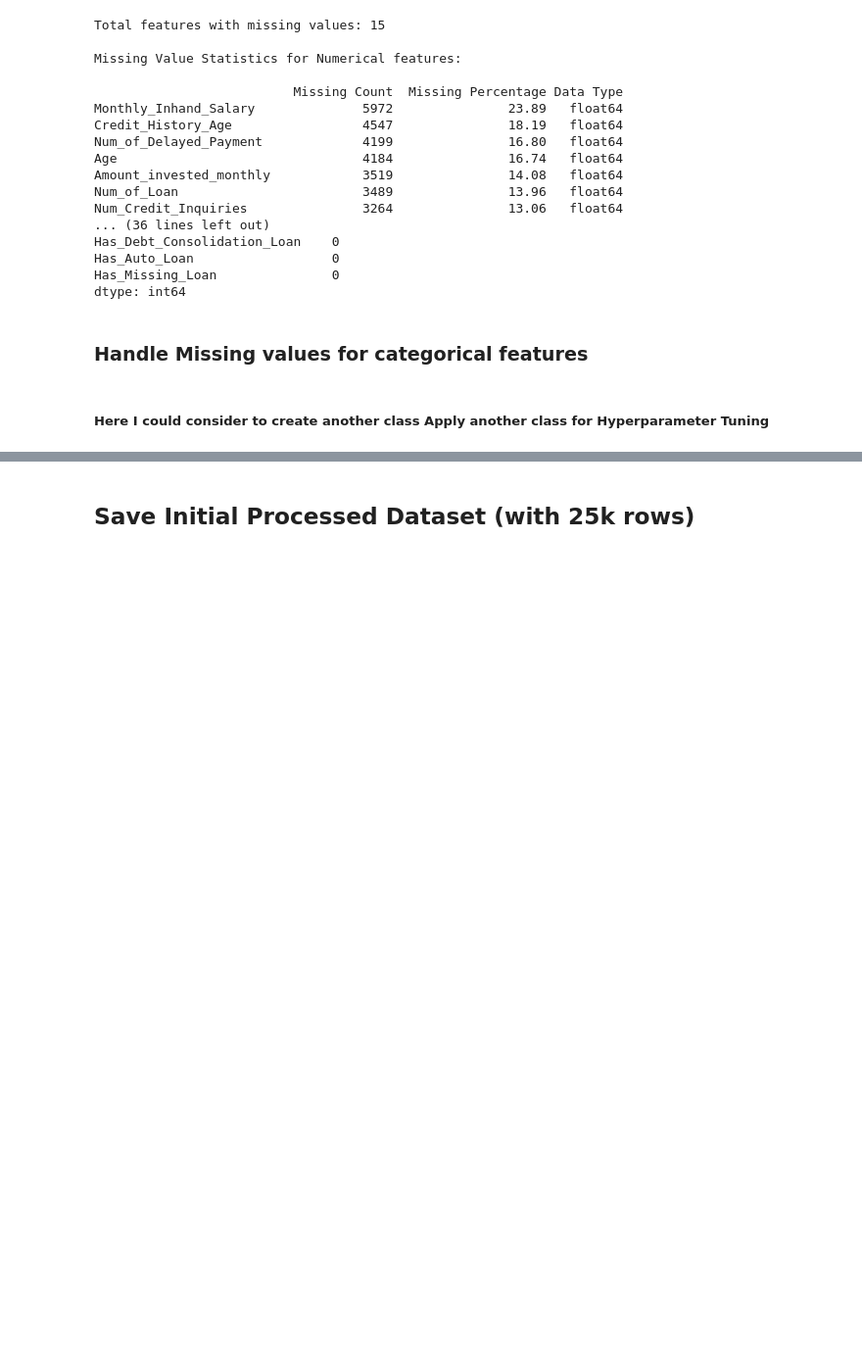
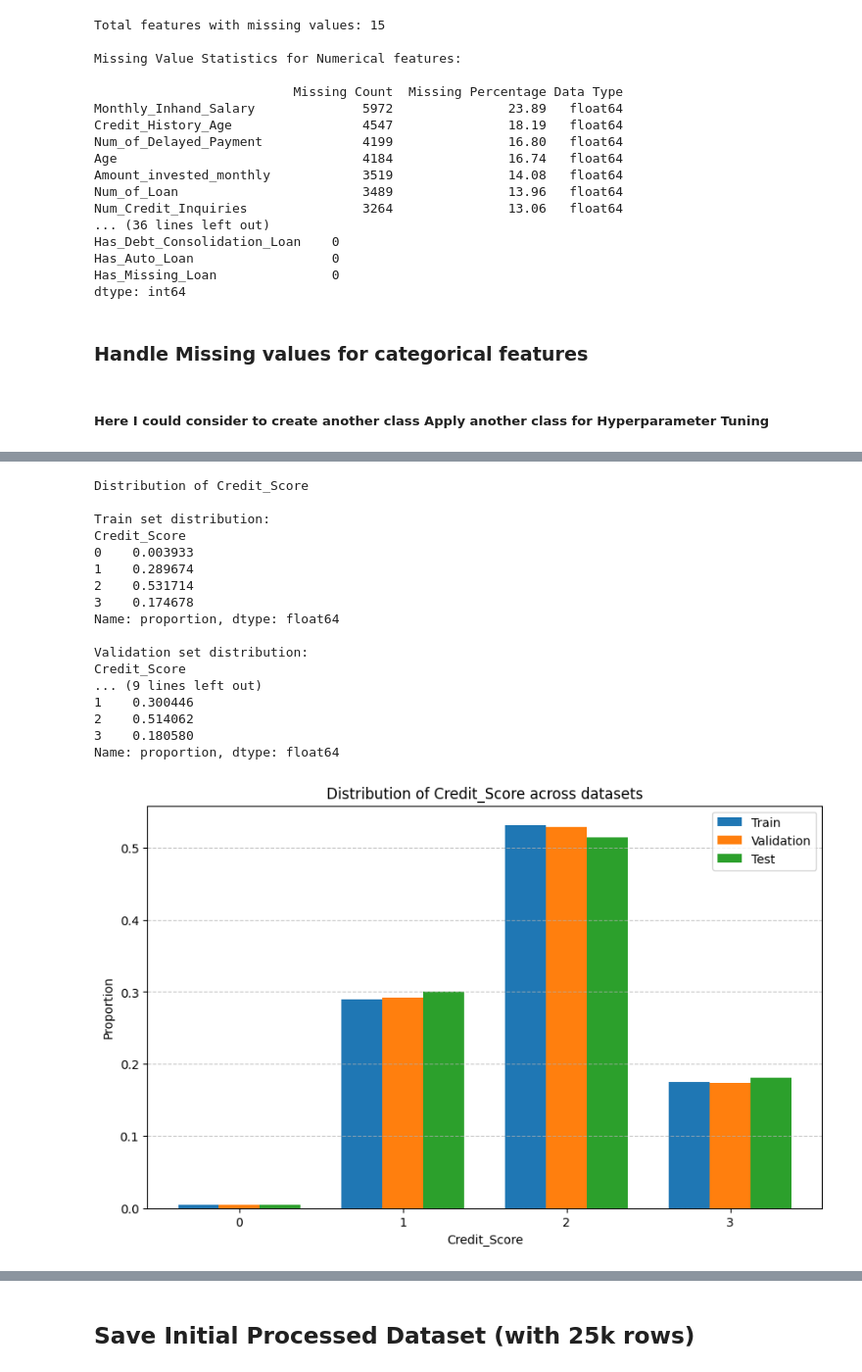
Before and after one commit to Simone-meli25/Credit_Score_Classification, a Jupyter notebook: notebooks/02_preprocessing.ipynb, the cells around one changed output, grey strips where cells are left out. Shown: that part at 98% size. Saved outputs shown, nothing was run; the diff lists cells and outputs as text; code cells hidden in the pictures; blank space fills up the shorter version.

```diff
--- a/notebooks/02_preprocessing.ipynb
+++ b/notebooks/02_preprocessing.ipynb
@@ -55,13 +55,13 @@ the length of the list is too long to be printed entirely. Sample:
 # %%
 IDENTIFIERS_TO_DROP = [
     'ID',
-    'Customer_ID',
+    #'Customer_ID', will be dropped later, but is needed for a data split
     'Name',
     'SSN'
 ]
 
 # drop the columns that are purely identifiers and that can add bias to the model
-df = df.drop(columns=IDENTIFIERS_TO_DROP)
+X_processed = df.drop(columns=IDENTIFIERS_TO_DROP)
 # %% [markdown]
 ### Handle "Street" feature
 # %%
@@ -447,0 +506,7 @@ Missing: 9.92%
+# %%
+# Combine X_processed features and y target into a single DataFrame
+# Make a copy of X_processed to avoid modifying the original
+df = X_processed.copy()
+
+# Add the target variable as a new column (assuming target is named 'Credit_Score')
+df['Credit_Score'] = y
@@ -447,0 +572,68 @@ Missing: 9.92%
+# %%
+def check_credit_score_distribution(train_df, val_df, test_df, target_column='Credit_Score'):
+    # Calculate distribution in each set
+    train_dist = train_df[target_column].value_counts(normalize=True).sort_index()
+    val_dist = val_df[target_column].value_counts(normalize=True).sort_index()
+    test_dist = test_df[target_column].value_counts(normalize=True).sort_index()
+
+    # Display distributions
+    print("Distribution of", target_column)
+    print("\nTrain set distribution:")
+    print(train_dist)
+    print("\nValidation set distribution:")
+    print(val_dist)
+    print("\nTest set distribution:")
+    print(test_dist)
+
+    # Visual check with bar chart
+    import matplotlib.pyplot as plt
+    import pandas as pd
+
+    # Ensure all datasets have the same categories for comparison
+    all_values = sorted(set(train_dist.index) | set(val_dist.index) | set(test_dist.index))
+
+    # Create DataFrames with consistent indices
+    train_df_aligned = pd.Series([train_dist.get(val, 0) for val in all_values], index=all_values)
+    val_df_aligned = pd.Series([val_dist.get(val, 0) for val in all_values], index=all_values)
+    test_df_aligned = pd.Series([test_dist.get(val, 0) for val in all_values], index=all_values)
+
+    # Create the plot
+    plt.figure(figsize=(10, 6))
+
+    width = 0.25
+    x = range(len(all_values))
+
+    plt.bar([i-width for i in x], train_df_aligned, width=width, label='Train')
+    plt.bar(x, val_df_aligned, width=width, label='Validation')
+    plt.bar([i+width for i in x], test_df_aligned, width=width, label='Test')
+
+    plt.xlabel(target_column)
+    plt.ylabel('Proportion')
+    plt.title(f'Distribution of {target_column} across datasets')
+    plt.xticks(x, all_values)
+    plt.legend()
+    plt.grid(axis='y', linestyle='--', alpha=0.7)
+
+    plt.show()
+
+# Use the function
+check_credit_score_distribution(train_df, val_df, test_df, 'Credit_Score')
+# %% [output]
+Distribution of Credit_Score
+
+Train set distribution:
+Credit_Score
+0    0.003933
+1    0.289674
+2    0.531714
+3    0.174678
+Name: proportion, dtype: float64
+
+Validation set distribution:
+Credit_Score
+... (9 lines left out)
+1    0.300446
+2    0.514062
+3    0.180580
+Name: proportion, dtype: float64
+[figure, added]
```
Also changed, not shown: parts of 31 cells of this notebook, 10 other files.
